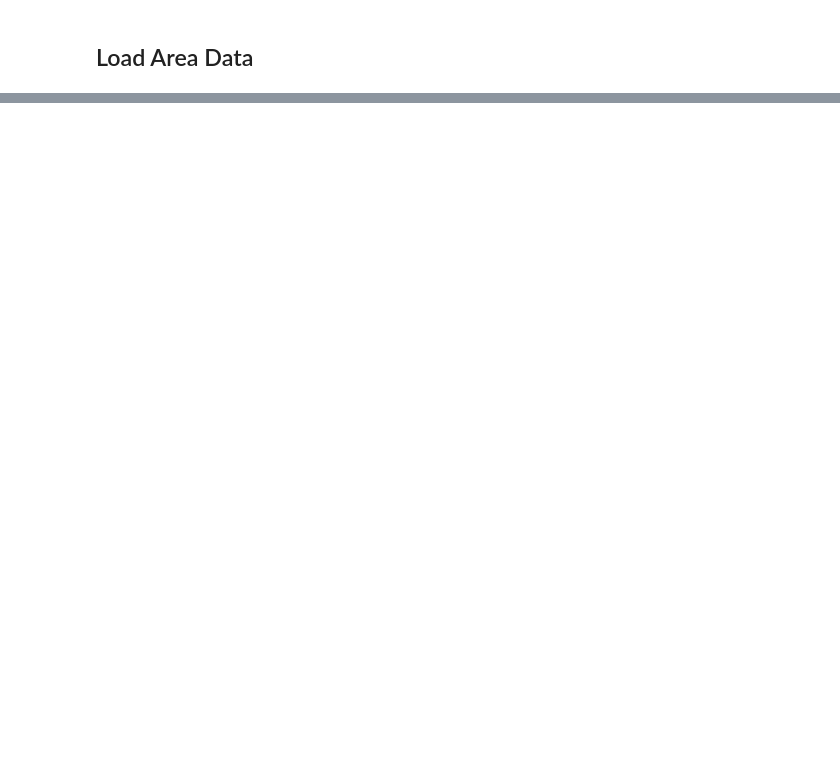
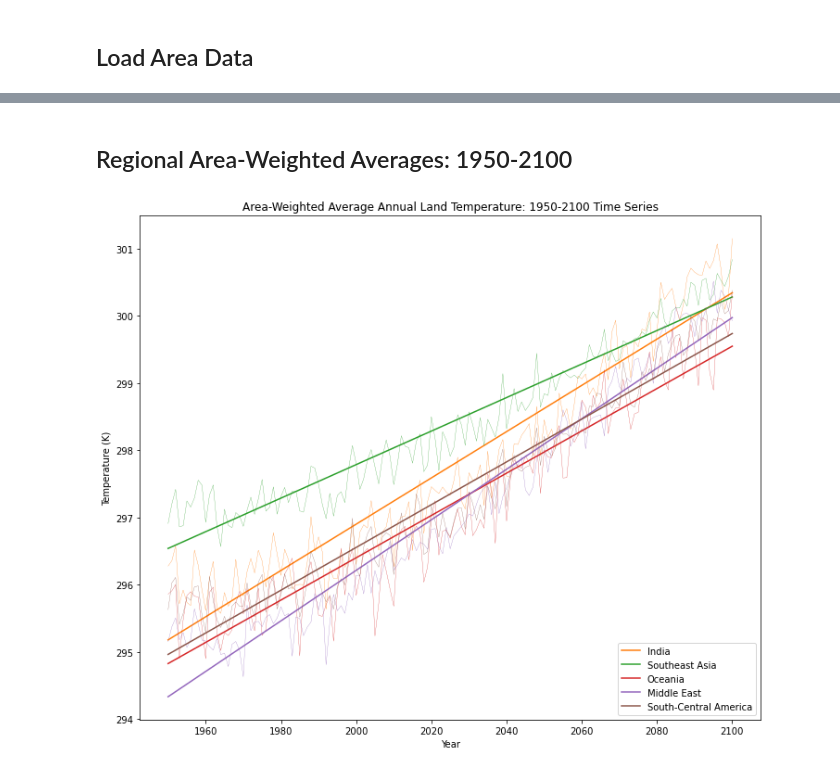
Before and after one commit to KYan19/pei, a Jupyter notebook: notebooks/2.2_RegionalSeries.ipynb, the cells around one changed output, grey strips where cells are left out. Cells and saved outputs as stored; diff of their text form; code cells hidden in the pictures; blank space fills up the shorter version.

```diff
--- a/notebooks/2.2_RegionalSeries.ipynb
+++ b/notebooks/2.2_RegionalSeries.ipynb
@@ -28,0 +116,38 @@ land_area = xr.open_dataset(path_area)['land_area']
+# %% [markdown]
+## Regional Area-Weighted Averages: 1950-2100
+# %%
+# Create figure, axes
+fig, ax = plt.subplots(figsize=(12,10))
+
+# Calculate area-weighted averages
+regions = ['India','Southeast Asia','Oceania','Middle East','South-Central America']
+
+# Running counter for line color
+cindex = 1
+
+# Plot regions
+for region in regions:
+    # Calculate area-weighted average temperature
+    regional_mean = mf.area_weighted(mean_annual,land_area,region)
+
+    color = 'C' + str(cindex)
+    # Plot area-weighted average
+    regional_mean.plot(ax=ax,linewidth=0.25,color=color)
+
+    # Plot trendline
+    x = regional_mean['year']
+    y = np.polyfit(x, regional_mean, 1)
+    p = np.poly1d(y)
+    ax.plot(x,p(x),color=color)
+
+    # Increment line color counter
+    cindex+=1
+
+# Set title + legend and save figure
+ax.set_title('Area-Weighted Average Annual Land Temperature: 1950-2100 Time Series')
+ax.legend(ax.lines[1:None:2],regions,loc='lower right')
+ax.set_xlabel('Year')
+ax.set_ylabel('Temperature (K)')
+fig.savefig('regional2_ts.png')
+# %% [output]
+[figure, added]
```
Also changed, not shown: parts of 25 cells of this notebook, 3 other files.
